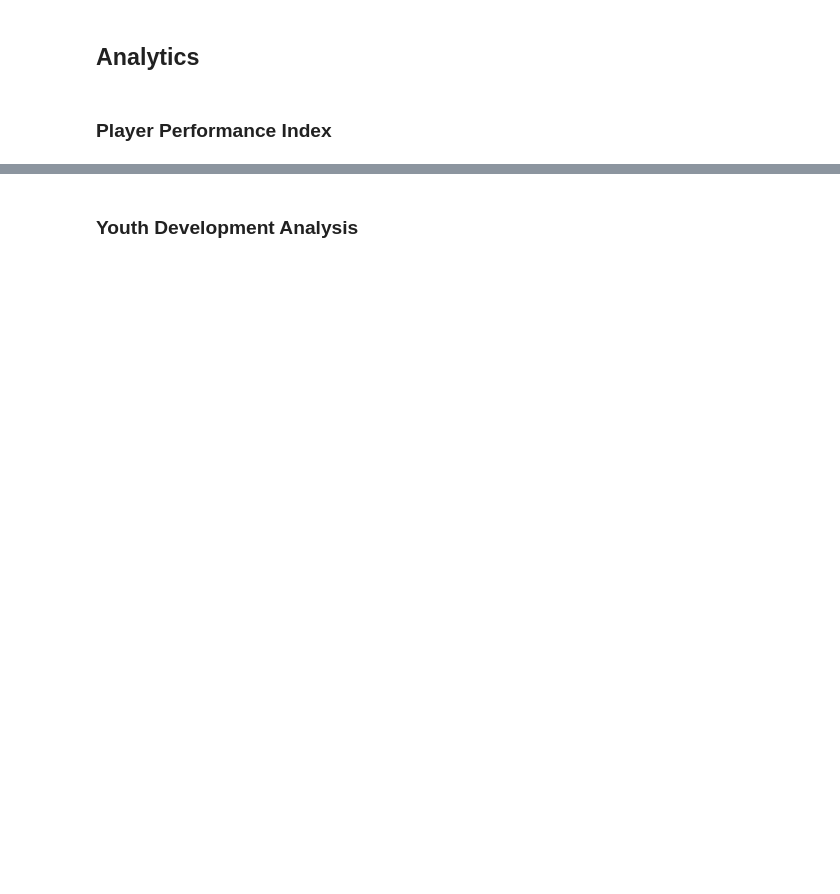
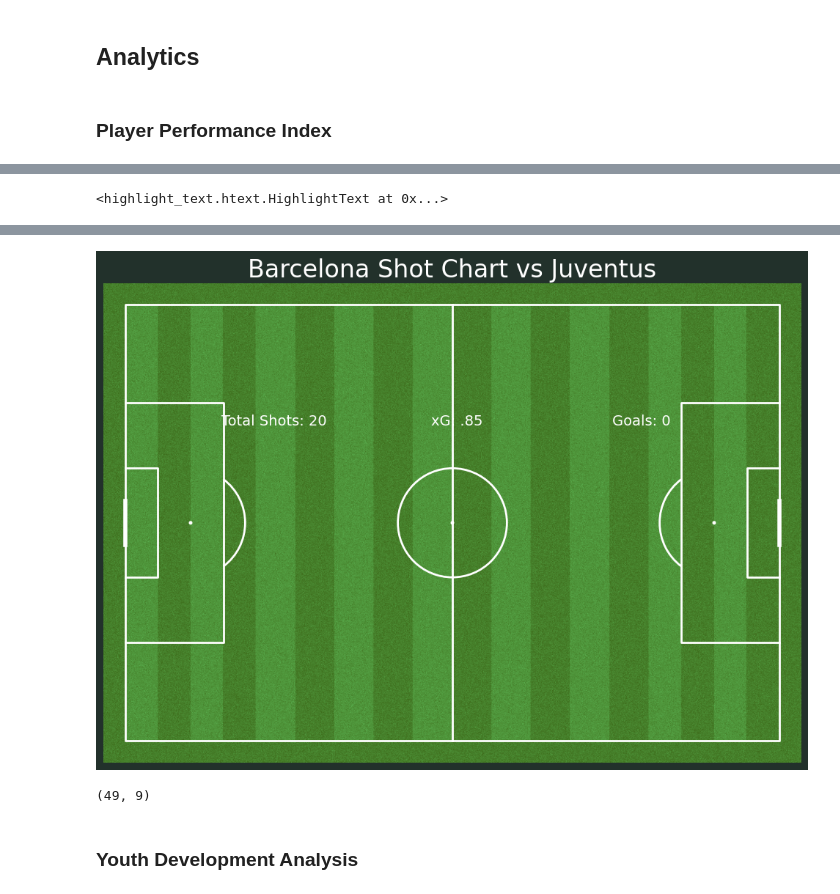
Before and after one commit to Football-Analytics-UCU/Barcelona, a Jupyter notebook: transfrmarket_processing.ipynb, the cells around one changed output, grey strips where cells are left out. Drawn from its saved outputs; the diff is of its cells as text; code cells hidden in the pictures; blank space fills up the shorter version.

```diff
--- a/transfrmarket_processing.ipynb
+++ b/transfrmarket_processing.ipynb
@@ -936,0 +1219,29 @@ merged_df.head(5)
+# %%
+fig, ax = plt.subplots(figsize=(13,8.5))
+fig.set_facecolor('#22312b')
+ax.patch.set_facecolor('#22312b')
+
+#The statsbomb pitch from mplsoccer
+pitch = Pitch(pitch_type='statsbomb',
+              pitch_color='grass',
+              line_color='white',
+              stripe=True)
+
+pitch.draw(ax=ax)
+
+plt.gca().invert_yaxis()
+
+#plot the points, you can use a for loop to plot the different outcomes if you want
+plt.scatter(shots.x, shots.y, c='red', s=100, alpha=.8)
+
+plt.title('Barcelona Shot Chart vs Juventus', fontsize=24, color='w')
+
+total_shots = len(shots)
+
+fig_text(s=f'Total Shots: {total_shots}',
+        x=.27, y =.67, fontsize=14,fontfamily='Andale Mono',color='w')
+fig_text(s=f'xG: .85',
+        x=.49, y =.67, fontsize=14,fontfamily='Andale Mono',color='w')
+fig_text(s=f'Goals: 0',
+        x=.68, y =.67, fontsize=14,fontfamily='Andale Mono',color='w')
+# %% [output]
@@ -936,0 +1265 @@ merged_df.head(5)
+<highlight_text.htext.HighlightText at 0x...>
@@ -936,0 +1283,5 @@ merged_df.head(5)
+[figure, added]
+# %%
+passes.shape
+# %% [output]
+(49, 9)
```
Also changed, not shown: parts of 31 cells of this notebook.
